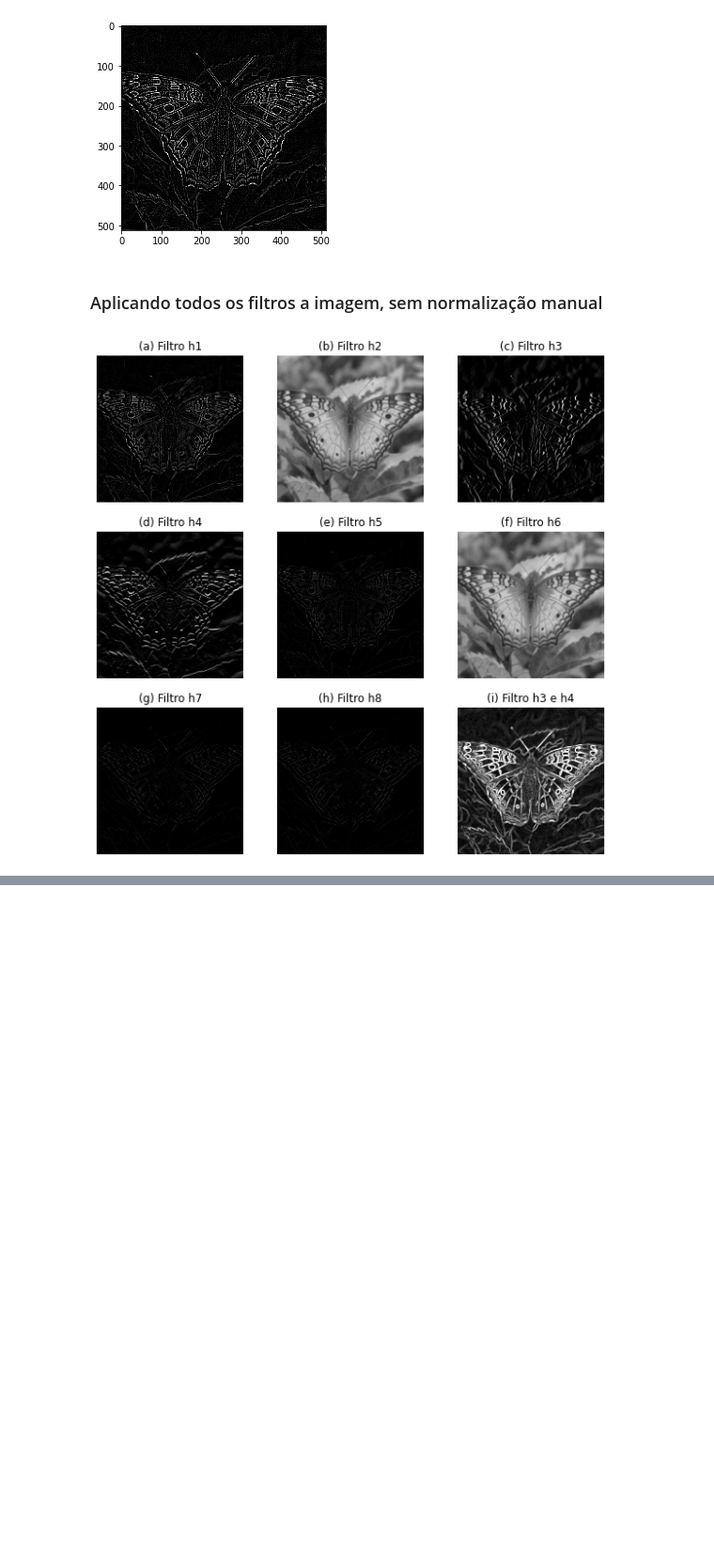
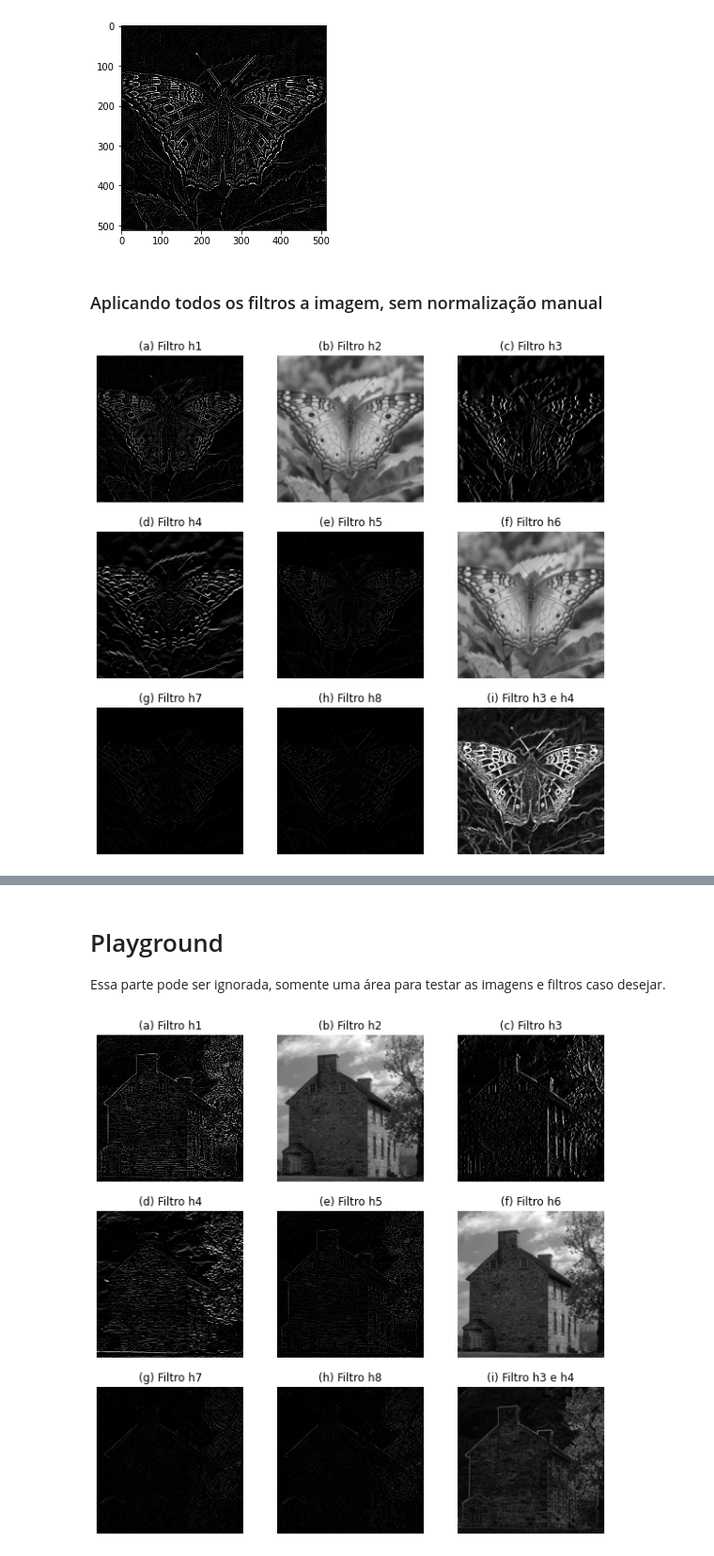
Before and after one commit to danielferragut/mc920-image-processing, a Jupyter notebook: project2/project2.ipynb, the cells around one changed output, grey strips where cells are left out. Shown at 94% size. Saved outputs shown, nothing was run; the diff lists cells and outputs as text; code cells hidden in the pictures; blank space fills up the shorter version.

```diff
--- a/project2/project2.ipynb
+++ b/project2/project2.ipynb
@@ -278,0 +278,73 @@ fig5.savefig('results/butterfly_all_filters_norm.png')
+# %% [markdown]
+# Playground
+Essa parte pode ser ignorada, somente uma área para testar as imagens e filtros caso desejar.
+# %%
+img = cv2.imread('png_images/house.png', 0)
+
+img = img.astype(np.float32)
+h1_img = apply_filter(img, h1)
+h2_img = apply_filter(img, h2)
+h3_img = apply_filter(img, h3)
+h4_img = apply_filter(img, h4)
+h5_img = apply_filter(img, h5)
+h6_img = apply_filter(img, h6)
+h7_img = apply_filter(img, h7)
+h8_img = apply_filter(img, h8)
+
+
+h3and4_img = np.sqrt(np.power(h3_img, 2) + np.power(h4_img, 2))
+# %%
+fig6 = plt.figure(figsize=[10,10])
+
+# Show image
+ax1 = fig6.add_subplot(3,3,1)
+ax1.imshow(h1_img, cmap='gray', vmin=0, vmax=255)
+ax1.set_title('(a) Filtro h1')
+plt.axis('off')
+
+
+ax12 = fig6.add_subplot(3,3,2)
+ax12.imshow(h2_img, cmap='gray', vmin=0, vmax=255)
+ax12.set_title('(b) Filtro h2')
+plt.axis('off')
+
+
+ax2 = fig6.add_subplot(3,3,3)
+ax2.imshow(h3_img,cmap='gray', vmin=0, vmax=255)
+ax2.set_title('(c) Filtro h3')
+plt.axis('off')
+
+
+ax3 = fig6.add_subplot(3,3,4)
+ax3.imshow(h4_img, cmap='gray', vmin=0, vmax=255)
+ax3.set_title('(d) Filtro h4')
+plt.axis('off')
+
+ax13 = fig6.add_subplot(3,3,5)
+ax13.imshow(h5_img, cmap='gray', vmin=0, vmax=255)
+ax13.set_title('(e) Filtro h5')
+plt.axis('off')
+
+ax4 = fig6.add_subplot(3,3,6)
+ax4.imshow(h6_img, cmap='gray', vmin=0, vmax=255)
+ax4.set_title('(f) Filtro h6')
+plt.axis('off')
+
+ax5 = fig6.add_subplot(3,3,7)
+ax5.imshow(h7_img, cmap='gray', vmin=0, vmax=255)
+ax5.set_title('(g) Filtro h7')
+plt.axis('off')
+
+ax14 = fig6.add_subplot(3,3,8)
+ax14.imshow(h8_img, cmap='gray', vmin=0, vmax=255)
+ax14.set_title('(h) Filtro h8')
+plt.axis('off')
+
+ax6 = fig6.add_subplot(3,3,9)
+ax6.imshow(h3and4_img, cmap='gray')
+ax6.set_title('(i) Filtro h3 e h4')
+plt.axis('off')
+
+fig6.savefig('results/city_no_norm.png')
+# %% [output]
+[figure, added]
```
Also changed, not shown: parts of 9 cells of this notebook, 10 other files.
